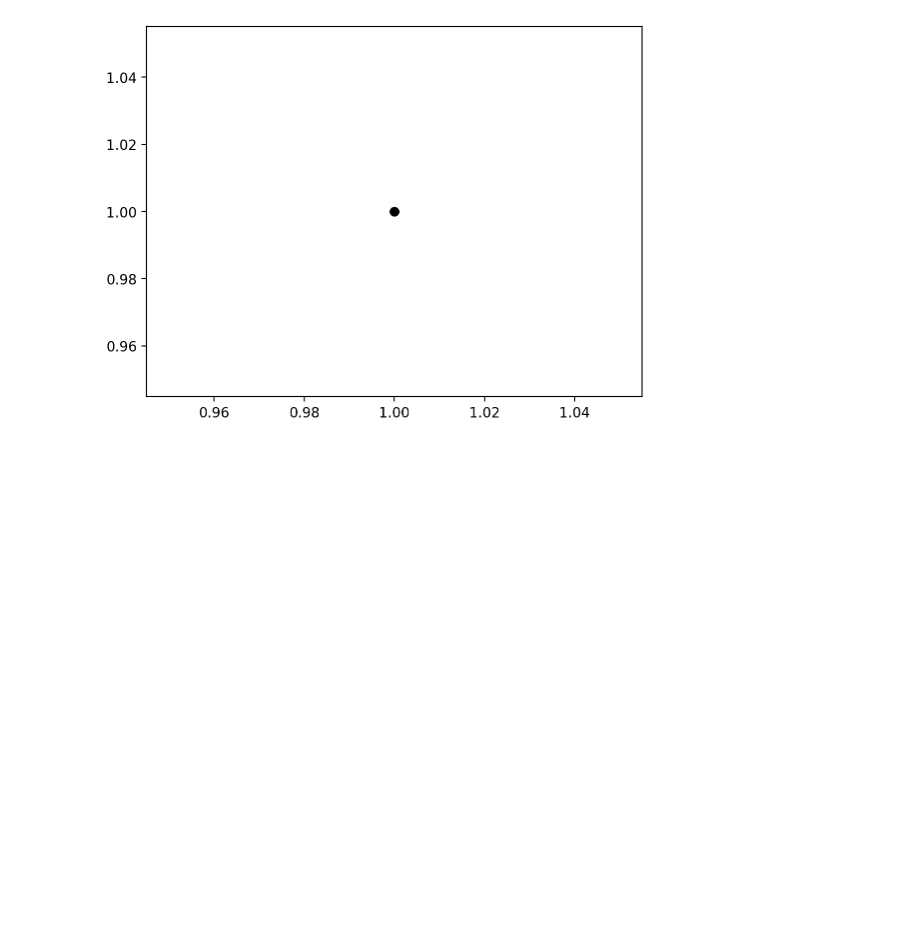
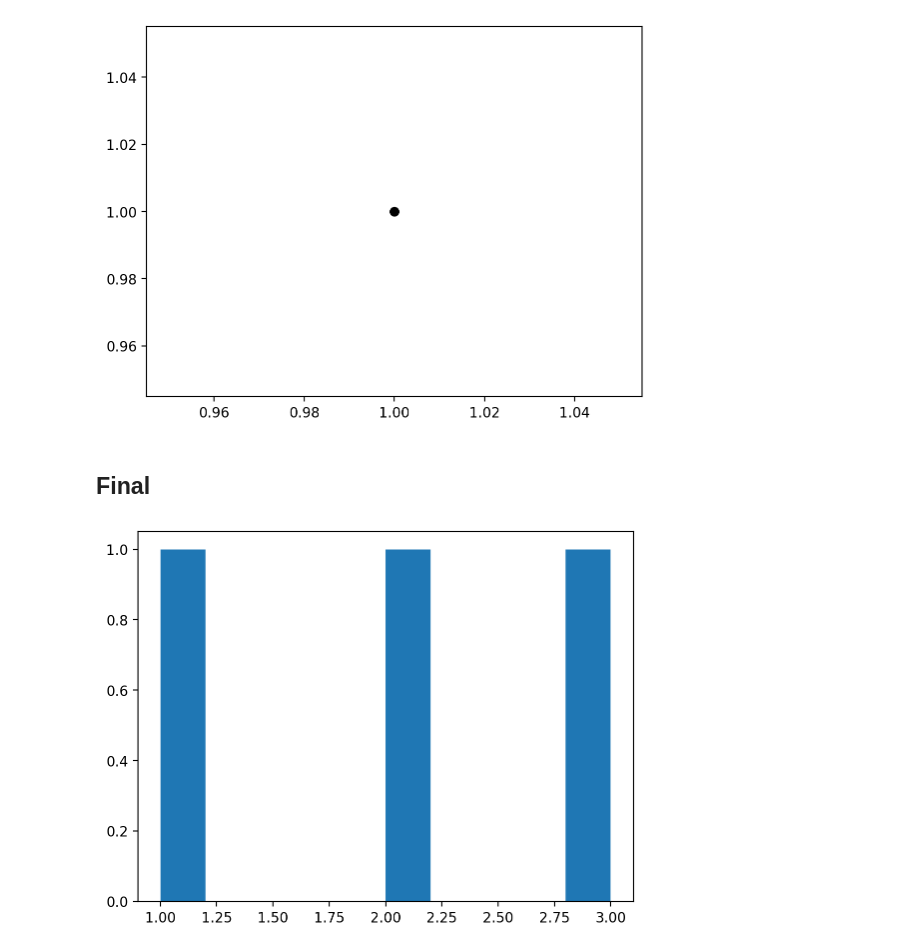
Before and after one commit to ddiez/sphinx-tests, a Jupyter notebook: docs/Test2.ipynb, the cells around one changed output. Saved outputs shown, nothing was run; the diff lists cells and outputs as text; code cells hidden in the pictures; blank space fills up the shorter version.

```diff
--- a/docs/Test2.ipynb
+++ b/docs/Test2.ipynb
@@ -8,3 +10,10 @@ plt.plot(1, 1, "ko")
 plt.show()
 # %% [output]
 [figure]
+# %% [markdown]
+## Final
+# %%
+plt.hist([1, 2, 3])
+plt.show()
+# %% [output]
+[figure, added]
```
Also changed, not shown: parts of 1 cell of this notebook, 1 other file.
